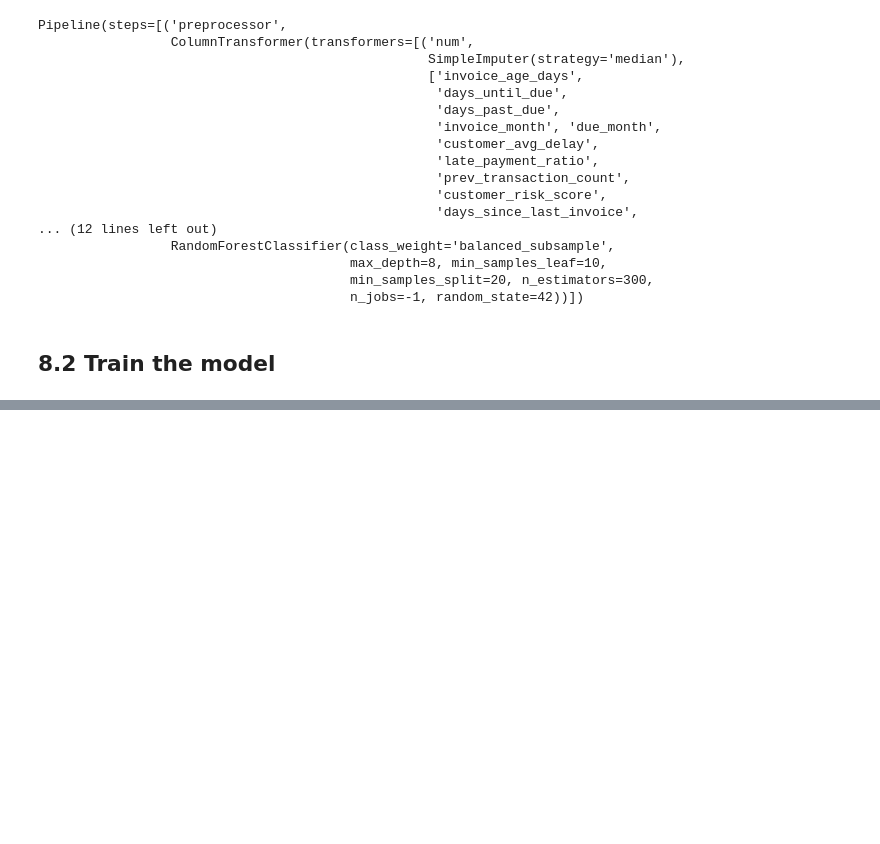
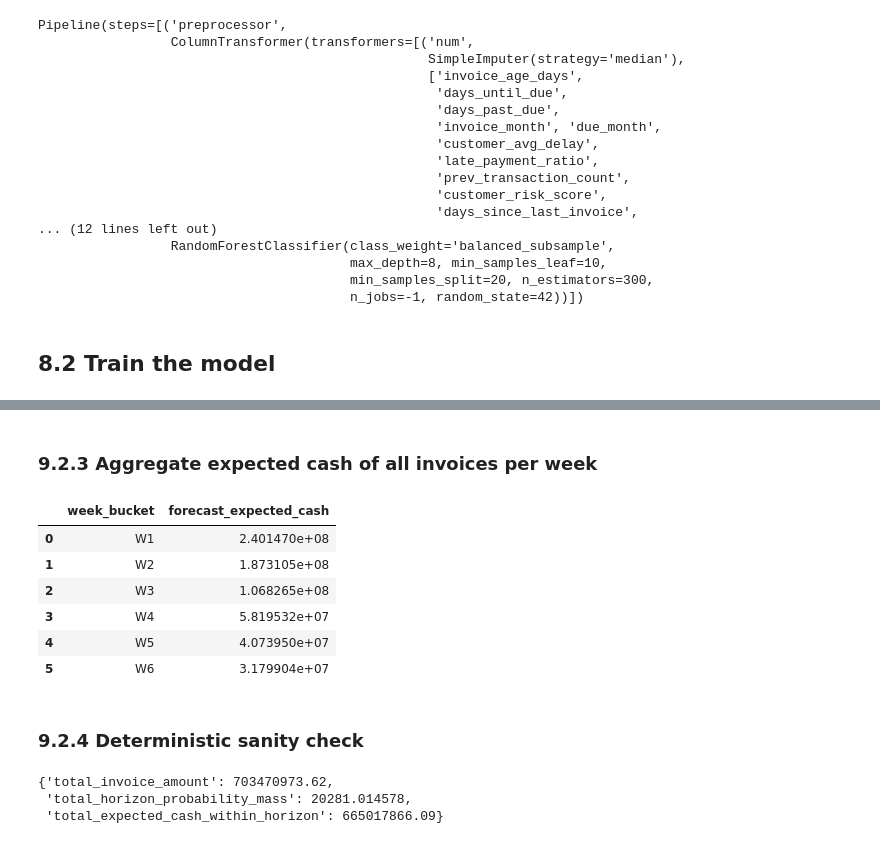
Before and after one commit to EwaltsJ/cf_copilot, a Jupyter notebook: notebooks/cashflow_forecast_ewaltsj.ipynb, the cells around one changed output, grey strips where cells are left out. Saved outputs shown, nothing was run; the diff lists cells and outputs as text; code cells hidden in the pictures; blank space fills up the shorter version.

```diff
--- a/notebooks/cashflow_forecast_ewaltsj.ipynb
+++ b/notebooks/cashflow_forecast_ewaltsj.ipynb
@@ -621,0 +798,38 @@ base_preds = base_pipeline.predict(X_test)
+# %% [markdown]
+### 9.2.3 Aggregate expected cash of all invoices per week
+# %%
+def aggregate_weekly_forecast(
+    pred_cash_df: pd.DataFrame,
+    week_classes: list[str] = WEEK_CLASSES,
+    rounding_decimals: int = 2,
+) -> pd.DataFrame:
+    """
+    Aggregate invoice-level expected cash into one forecast row per week.
+    """
+    rows = []
+
+    for week in week_classes:
+        cash_col = f"expected_cash_{week}"
+        total_cash = round(float(pred_cash_df[cash_col].sum()), rounding_decimals)
+
+        rows.append(
+            {
+                "week_bucket": week,
+                "forecast_expected_cash": total_cash,
+            }
+        )
+
+    return pd.DataFrame(rows)
+# %%
+weekly_forecast_df = aggregate_weekly_forecast(pred_cash_df)
+weekly_forecast_df
+# %% [output]
+|  | week_bucket | forecast_expected_cash |
+| 0 | W1 | 2.401470e+08 |
+| 1 | W2 | 1.873105e+08 |
+| 2 | W3 | 1.068265e+08 |
+| 3 | W4 | 5.819532e+07 |
+| 4 | W5 | 4.073950e+07 |
+| 5 | W6 | 3.179904e+07 |
+# %% [markdown]
+### 9.2.4 Deterministic sanity check
@@ -621,0 +864,7 @@ base_preds = base_pipeline.predict(X_test)
+# %%
+sanity = forecast_sanity_check(pred_df)
+sanity
+# %% [output]
+{'total_invoice_amount': 703470973.62,
+ 'total_horizon_probability_mass': 20281.014578,
+ 'total_expected_cash_within_horizon': 665017866.09}
```
Also changed, not shown: parts of 25 cells of this notebook.
